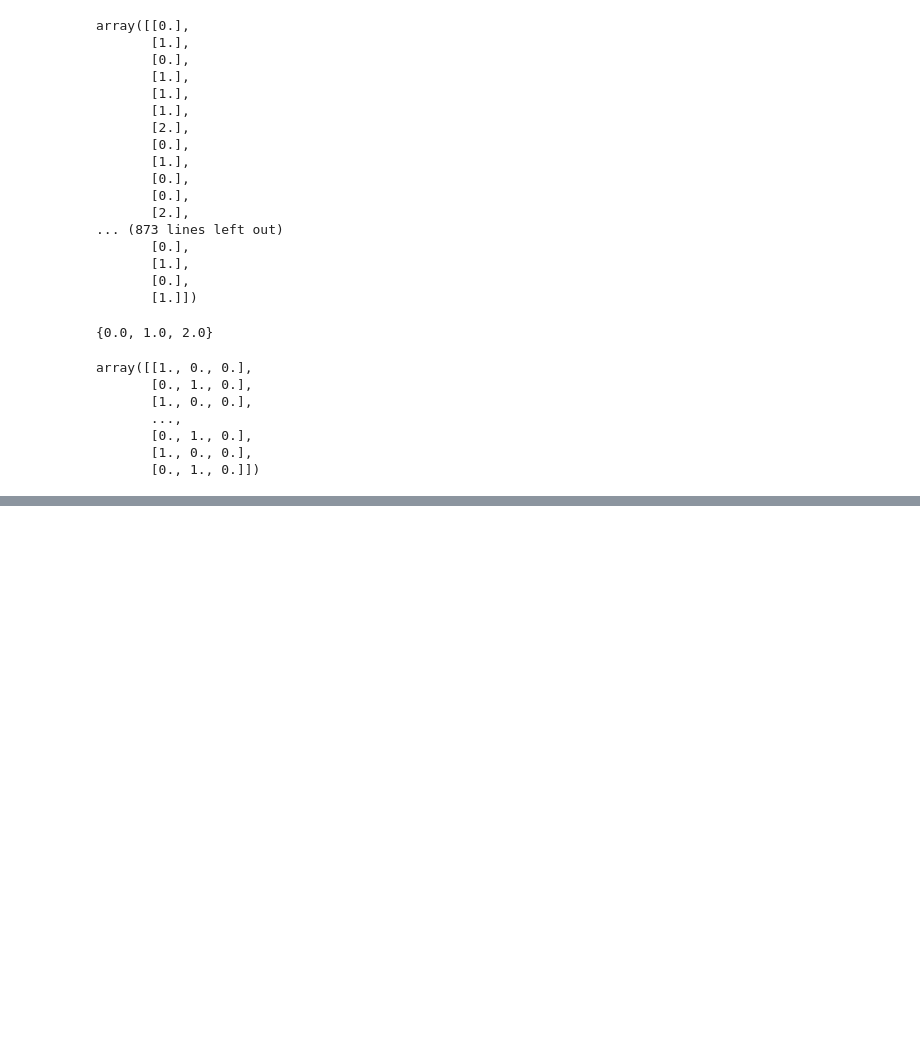
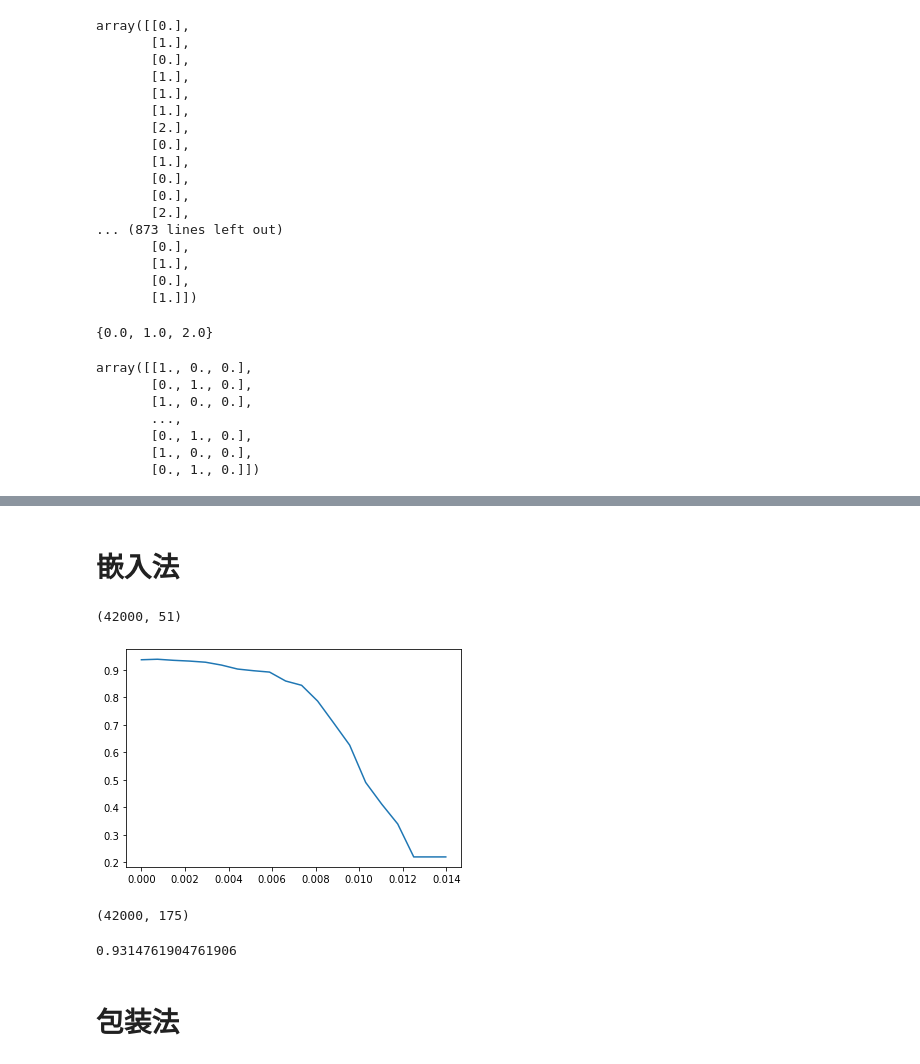
Before and after one commit to Knowledge-Precipitation-Tribe/Machine-Learning, a Jupyter notebook: featureEngineering/base.ipynb, the cells around one changed output, grey strips where cells are left out. Saved outputs shown, nothing was run; the diff lists cells and outputs as text; code cells hidden in the pictures; blank space fills up the shorter version.

```diff
--- a/featureEngineering/base.ipynb
+++ b/featureEngineering/base.ipynb
@@ -382,0 +584,39 @@ array([[1., 0., 0.],
+# %% [markdown]
+# 嵌入法
+# %%
+from sklearn.feature_selection import SelectFromModel
+
+rfc = RandomForestClassifier(n_estimators=10, random_state=0)
+x_embedded = SelectFromModel(rfc, threshold=0.005).fit_transform(x,y)
+x_embedded.shape
+# %% [output]
+(42000, 51)
+# %%
+import numpy as np
+import matplotlib.pyplot as plt
+
+
+rfc.fit(x,y).feature_importances_
+
+threshold = np.linspace(0,(rfc.fit(x,y).feature_importances_).max(),20)
+score = []
+
+for i in threshold:
+    x_embedded = SelectFromModel(rfc,threshold=i).fit_transform(x,y)
+    once = cross_val_score(rfc,x_embedded,y,cv=5).mean()
+    score.append(once)
+plt.plot(threshold,score)
+plt.show()
+# %% [output]
+[figure, added]
+# %%
+x_embedded = SelectFromModel(rfc, threshold=0.002).fit_transform(x,y)
+x_embedded.shape
+# %% [output]
+(42000, 175)
+# %%
+cross_val_score(rfc, x_embedded, y, cv=5).mean()
+# %% [output]
+0.9314761904761906
+# %% [markdown]
+# 包装法
```
Also changed, not shown: parts of 39 cells of this notebook.
